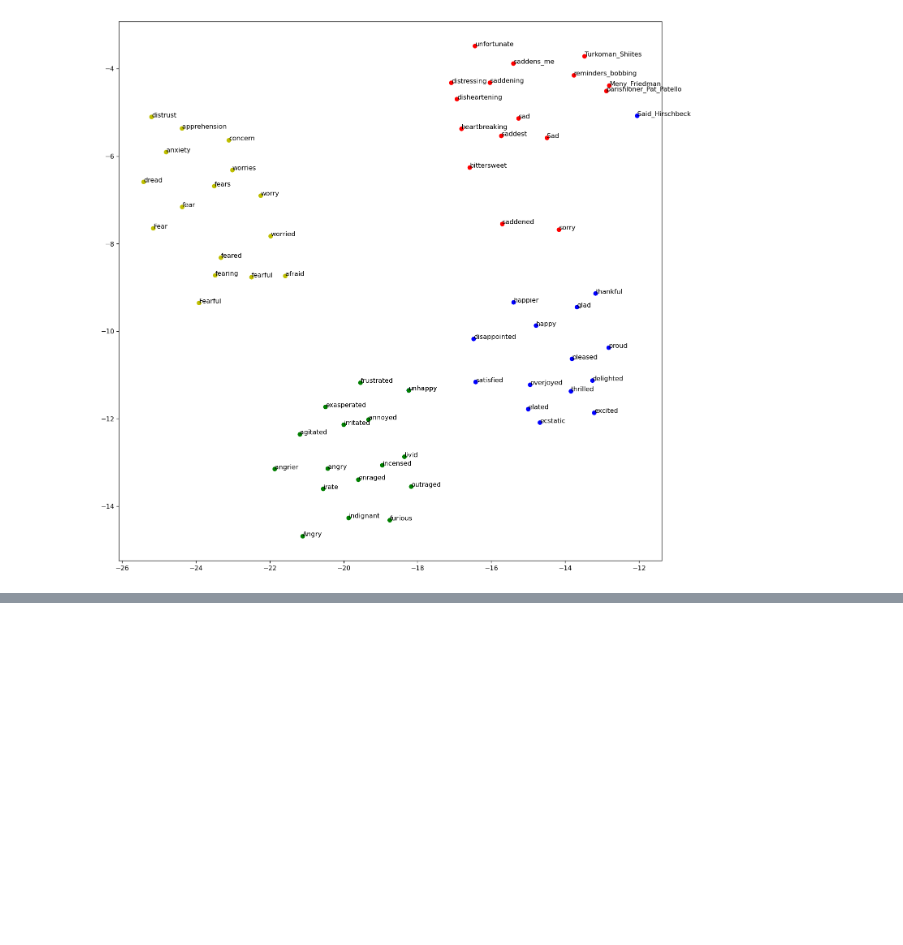
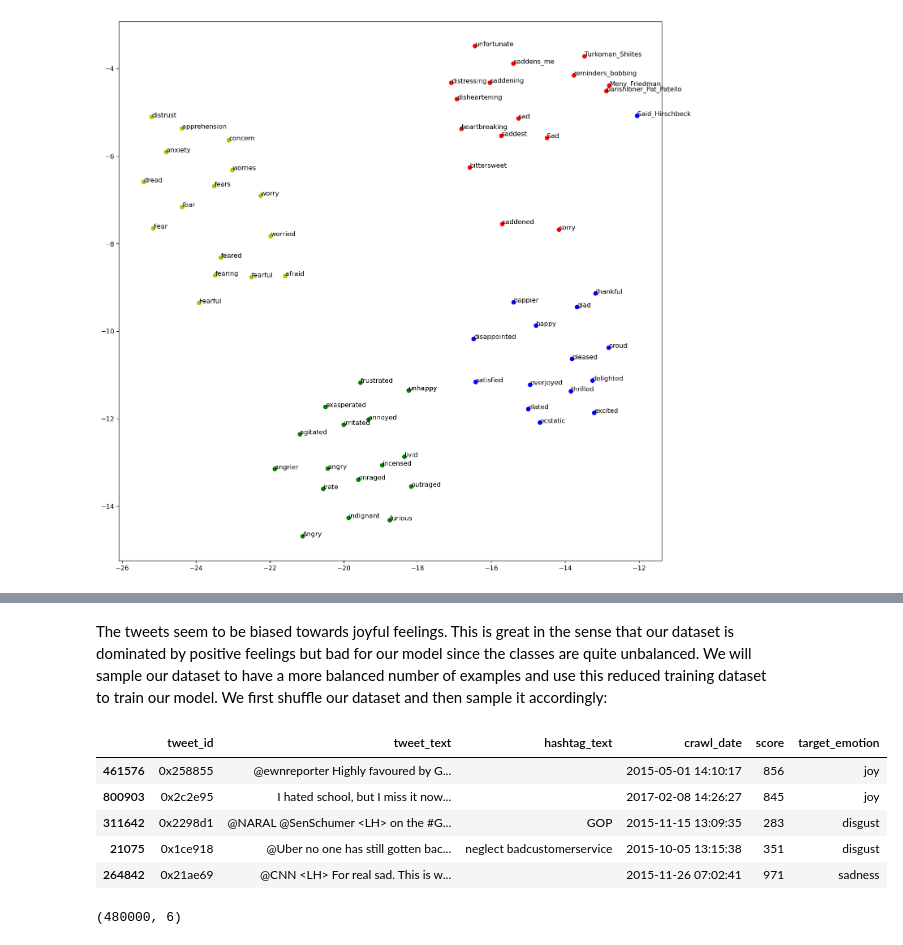
Before and after one commit to vlopez0392/DM2023-Lab2-Fork, a Jupyter notebook: Homework/DM2023_Lab2_Homework.ipynb, the cells around one changed output, grey strips where cells are left out. Saved outputs shown, nothing was run; the diff lists cells and outputs as text; code cells hidden in the pictures; blank space fills up the shorter version.

```diff
--- a/Homework/DM2023_Lab2_Homework.ipynb
+++ b/Homework/DM2023_Lab2_Homework.ipynb
@@ -693,0 +1088,13 @@ plt.show()
+# %% [markdown]
+The tweets seem to be biased towards joyful feelings. This is great in the sense that our dataset is dominated by positive feelings but bad for our model since the classes are quite unbalanced. We will sample our dataset to have a more balanced number of examples and use this reduced training dataset to train our model. We first shuffle our dataset and then sample it accordingly:
+# %%
+##Let's shuffle the dataset first
+train_df = train_df.sample(frac=1)
+train_df.head()
+# %% [output]
+|  | tweet_id | tweet_text | hashtag_text | crawl_date | score | target_emotion |
+| 461576 | 0x258855 | @ewnreporter Highly favoured by G... |  | 2015-05-01 14:10:17 | 856 | joy |
+| 800903 | 0x2c2e95 | I hated school, but I miss it now... |  | 2017-02-08 14:26:27 | 845 | joy |
+| 311642 | 0x2298d1 | @NARAL @SenSchumer <LH> on the #G... | GOP | 2015-11-15 13:09:35 | 283 | disgust |
+| 21075 | 0x1ce918 | @Uber no one has still gotten bac... | neglect badcustomerservice | 2015-10-05 13:15:38 | 351 | disgust |
+| 264842 | 0x21ae69 | @CNN <LH> For real sad. This is w... |  | 2015-11-26 07:02:41 | 971 | sadness |
@@ -693,0 +1104,4 @@ plt.show()
+# %%
+rtrain_df.shape
+# %% [output]
+(480000, 6)
```
Also changed, not shown: parts of 85 cells of this notebook, 3 other files.
